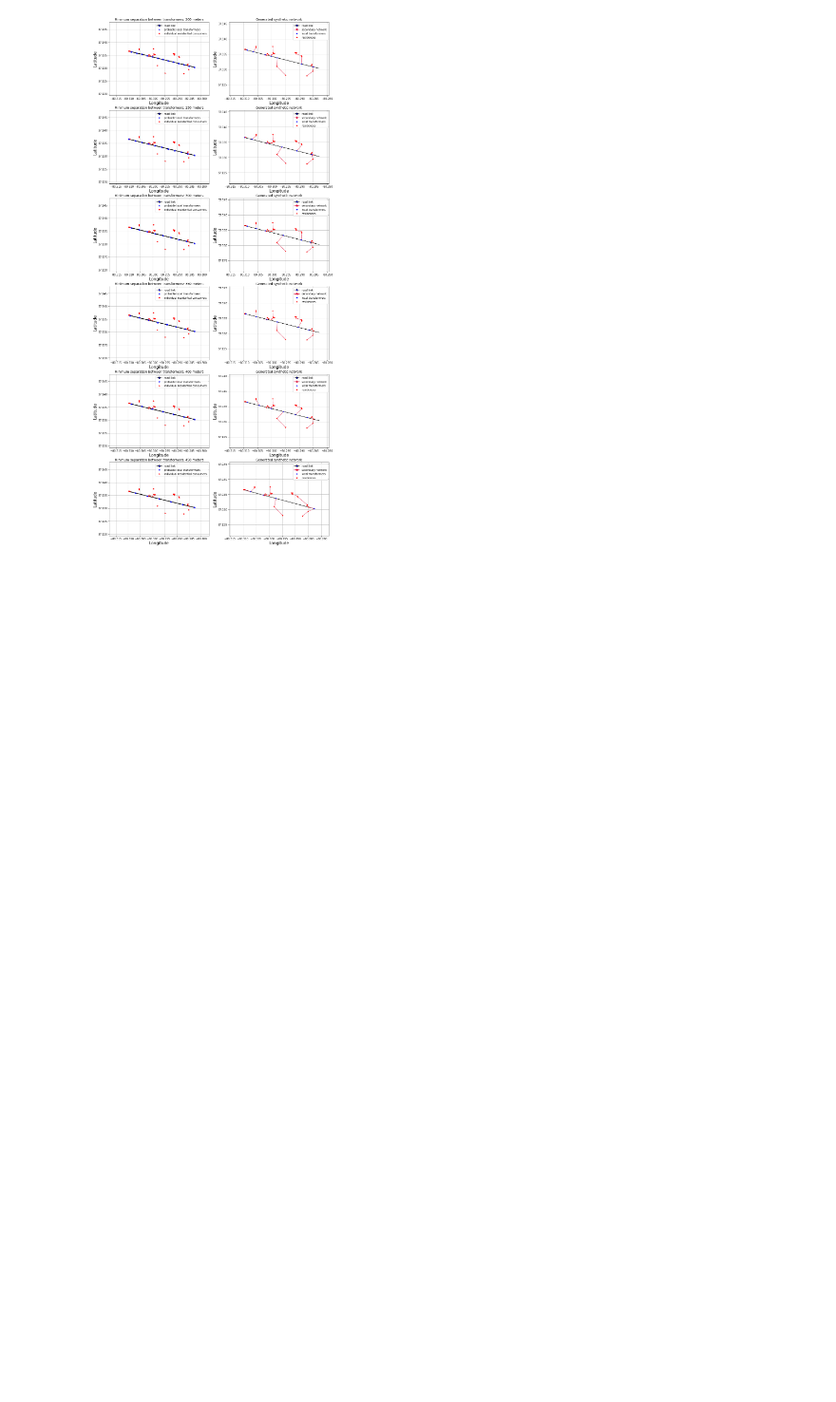
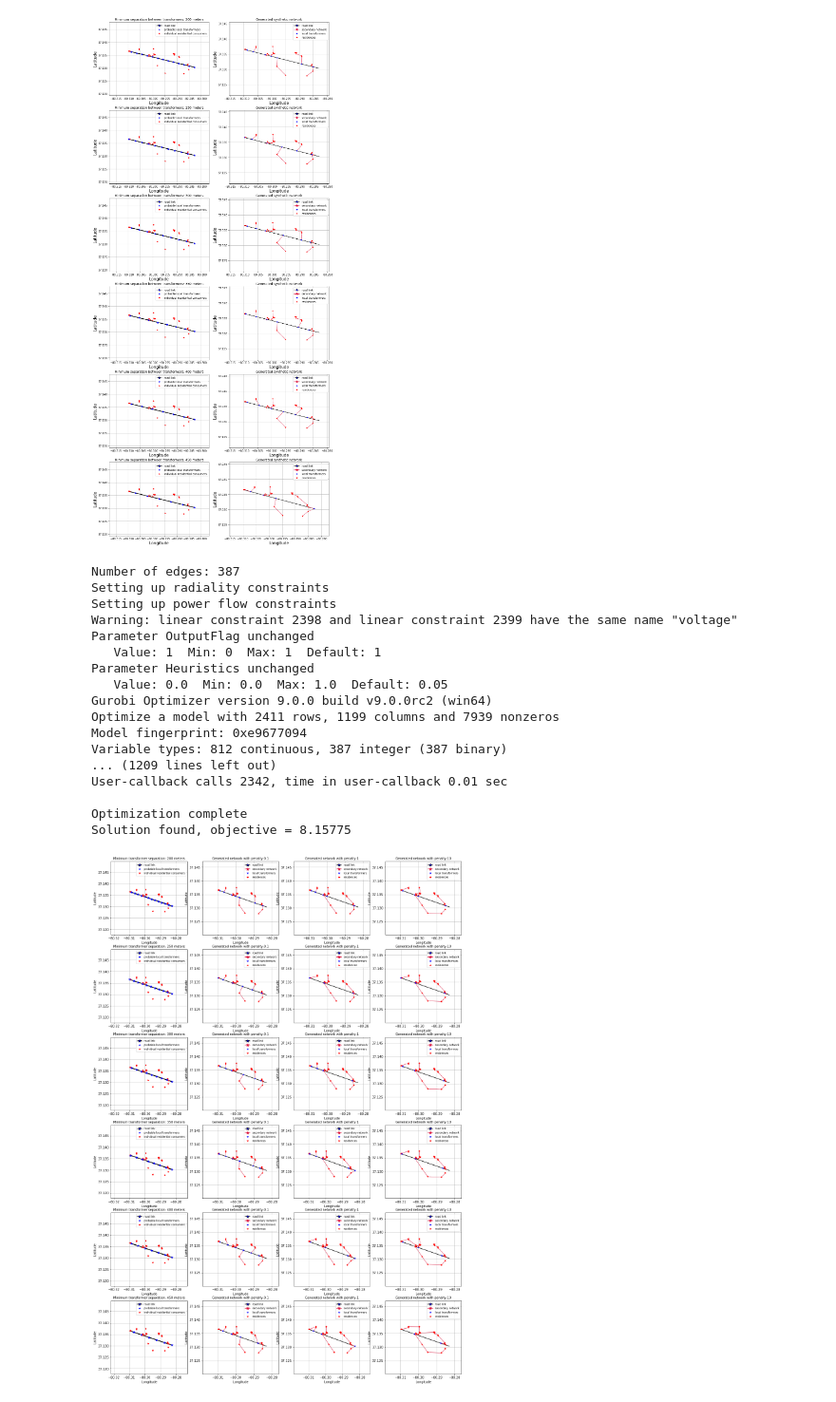
Before and after one commit to rounak-meyur/synthetic-distribution, a Jupyter notebook: src/sec_network.ipynb, the cells around one changed output. Shown at 95% size. Saved outputs shown, nothing was run; the diff lists cells and outputs as text; code cells hidden in the pictures; blank space fills up the shorter version.

```diff
--- a/src/sec_network.ipynb
+++ b/src/sec_network.ipynb
@@ -503,3 +503,76 @@ User-callback calls 1879, time in user-callback 0.00 sec
 Optimization complete
 Solution found, objective = 4.03239
 [figure]
+# %%
+fig = plt.figure(figsize=(20,30))
+
+for i,sep in enumerate([200,250,300,350,400,450]):
+    # Display the problem
+    H,T = spider_obj.get_nodes(link,minsep=sep)
+    points = np.array([[homes.cord[h][0],homes.cord[h][1]] for h in H])
+    ax1 = fig.add_subplot(6,4,4*i+1)
+    nx.draw_networkx_edges(roads.graph,pos=roads.cord,edgelist=[link],ax=ax1,
+                            width=2.5,edge_color='k')
+    ax1.scatter([homes.cord[h][0] for h in H],[homes.cord[h][1] for h in H],c='r',
+                s=25.0,marker='*')
+    ax1.scatter([t[0] for t in list(T.values())],[t[1] for t in list(T.values())],
+                c='b',s=50.0,marker='*')
+    ax1.grid(b=True)
+    ax1.set_xlabel("Longitude",fontsize=10)
+    ax1.set_ylabel("Latitude",fontsize=10)
+    ax1.set_title("Minimum transformer separation: "+str(sep)+" meters",fontsize=10)
+    leglines = [Line2D([0], [0], color='black', markerfacecolor='blue', marker='*',markersize=10),
+                Line2D([0], [0], color='white', markerfacecolor='blue', marker='*',markersize=10),
+                Line2D([0], [0], color='white', markerfacecolor='red', marker='*',markersize=10)]
+    ax1.legend(leglines,['road link','probable local transformers',
+                        'individual residential consumers'],
+              loc='best',ncol=1,prop={'size': 8})
+    for j,pen in enumerate([0.1,1,10]):
+        forest,roots = spider_obj.generate_optimal_topology(link,minsep=sep,penalty=pen)
+        pos_nodes = nx.get_node_attributes(forest,'cord')
+
+        # Display the secondary network
+        ax2 = fig.add_subplot(6,4,4*i+j+2)
+        ax2.grid(b=True)
+        nx.draw_networkx_edges(roads.graph,pos=roads.cord,edgelist=[link],ax=ax2,
+                               edge_color='k',width=1.5)
+        nodelist = list(forest.nodes())
+        colors = ['red' if n not in roots else 'blue' for n in nodelist]
+        nx.draw_networkx(forest,pos=pos_nodes,edgelist=list(forest.edges()),
+                         ax=ax2,edge_color='crimson',width=1,with_labels=False,
+                         node_size=20.0,node_shape='*',node_color=colors)
+
+        ax2.tick_params(left=True,bottom=True,labelleft=True,labelbottom=True)
+        ax2.set_xlabel("Longitude",fontsize=10)
+        ax2.set_ylabel("Latitude",fontsize=10)
+        ax2.set_title("Generated network with penalty:"+str(pen),fontsize=10)
+
+
+        leglines = [Line2D([0], [0], color='black', markerfacecolor='blue', marker='*',markersize=10),
+                    Line2D([0], [0], color='crimson', markerfacecolor='crimson', marker='*',markersize=10),
+                    Line2D([0], [0], color='white', markerfacecolor='blue', marker='*',markersize=10),
+                    Line2D([0], [0], color='white', markerfacecolor='red', marker='*',markersize=10)]
+        ax2.legend(leglines,['road link','secondary network','local transformers','residences'],
+                  loc='best',ncol=1,prop={'size': 8})
+        ax2.autoscale(tight=True)
+
+fig.savefig("{}{}.png".format(workPath,"output_step2_ensemble2"))
+# %% [output]
+Number of edges: 387
+Setting up radiality constraints
+Setting up power flow constraints
+Warning: linear constraint 2398 and linear constraint 2399 have the same name "voltage"
+Parameter OutputFlag unchanged
+   Value: 1  Min: 0  Max: 1  Default: 1
+Parameter Heuristics unchanged
+   Value: 0.0  Min: 0.0  Max: 1.0  Default: 0.05
+Gurobi Optimizer version 9.0.0 build v9.0.0rc2 (win64)
+Optimize a model with 2411 rows, 1199 columns and 7939 nonzeros
+Model fingerprint: 0xe9677094
+Variable types: 812 continuous, 387 integer (387 binary)
+... (1209 lines left out)
+User-callback calls 2342, time in user-callback 0.01 sec
+
+Optimization complete
+Solution found, objective = 8.15775
+[figure, added]
```
Also changed, not shown: 3 other files.
